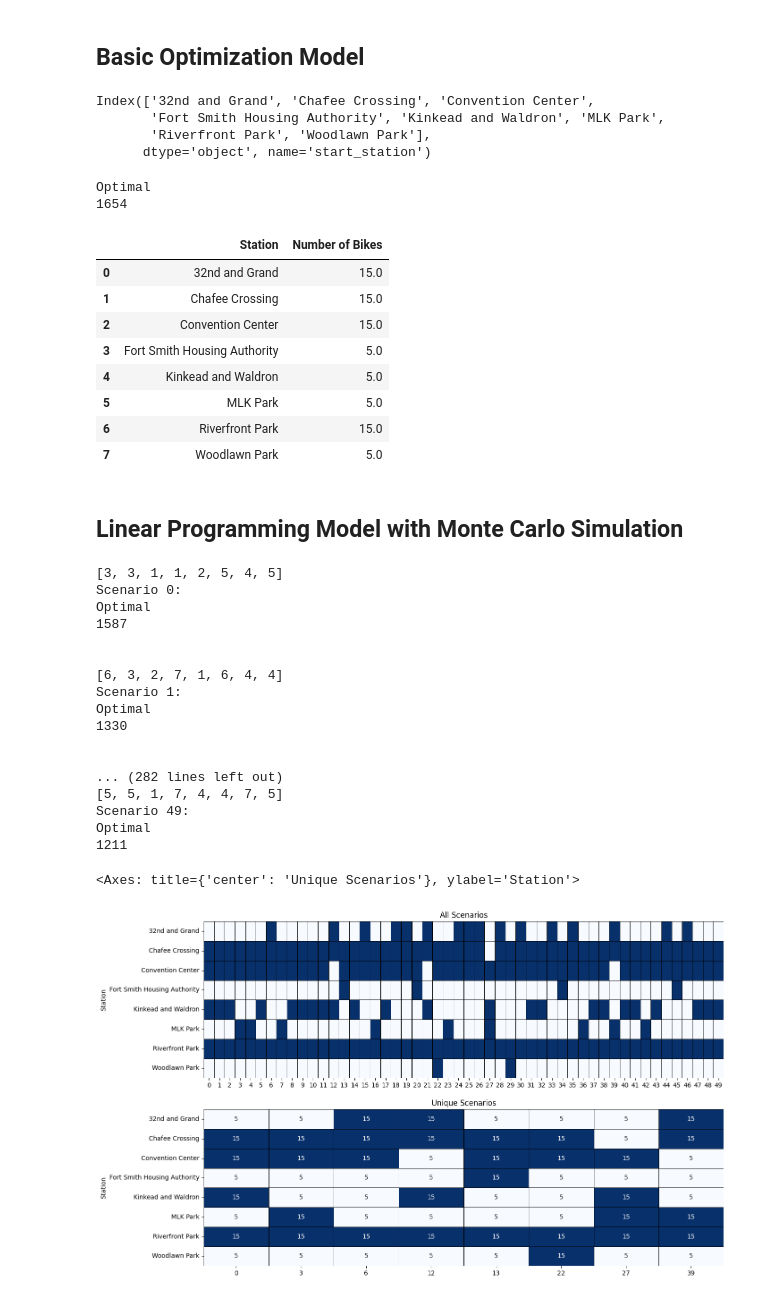
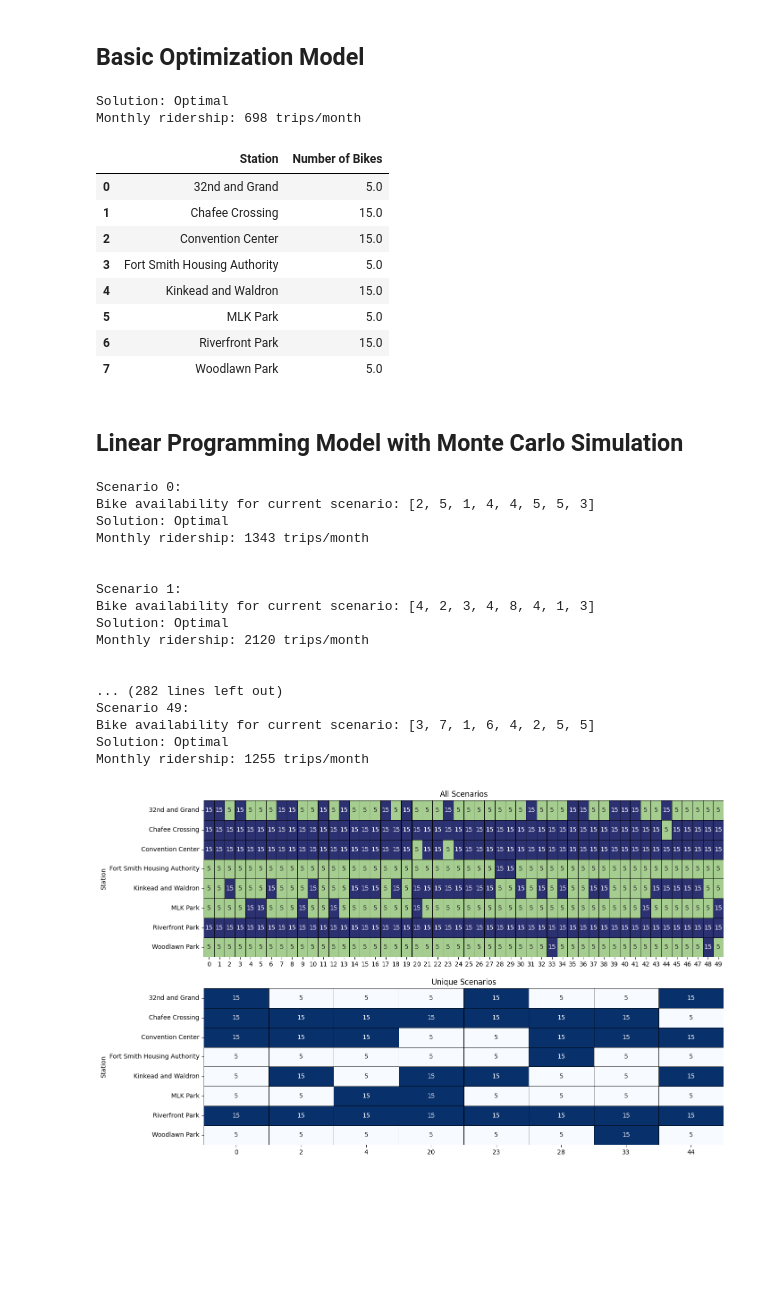
Before and after one commit to vubanc/BikeAllocationOptimization, a Jupyter notebook: Bike Allocation Optimization.ipynb, the cells around one changed output. Drawn from its saved outputs; the diff is of its cells as text; code cells hidden in the pictures; blank space fills up the shorter version.

```diff
--- a/Bike Allocation Optimization.ipynb
+++ b/Bike Allocation Optimization.ipynb
@@ -29,3 +37,7 @@ df_userInfo = pd.read_csv("C:/Users/vubanc/OneDrive - University of Arkansas/Res
+# %%
+df1 = pd.read_csv("/content/drive/MyDrive/Work/Bikesharing/CombinedRentals_AllStations.csv")
+df2 = pd.read_csv("/content/drive/MyDrive/Work/Bikesharing/CombinedRentals_NewStations.csv")
+df_userInfo = pd.read_csv("/content/drive/MyDrive/Work/Bikesharing/TripLevelUserInfo.csv")
 # %%
 print(df1.shape)
 df1.head(2)
@@ -229,12 +241,5 @@ df_worker
 # %% [markdown]
 ## Basic Optimization Model
-# %%
-df_tripRate.index
-# %% [output]
-Index(['32nd and Grand', 'Chafee Crossing', 'Convention Center',
-       'Fort Smith Housing Authority', 'Kinkead and Waldron', 'MLK Park',
-       'Riverfront Park', 'Woodlawn Park'],
-      dtype='object', name='start_station')
 # %%
 def optimize(monthly_demand, df_tripRate, df_lowInc, df_captive, df_worker):
     stations = ['32nd and Grand', 'Chafee Crossing', 'Convention Center',
@@ -263,14 +268,14 @@ def optimize(monthly_demand, df_tripRate, df_lowInc, df_captive, df_worker):
 # %%
 optimize(monthly_demand, df_tripRate, df_lowInc, df_captive, df_worker)
 # %% [output]
-Optimal
-1654
+Solution: Optimal
+Monthly ridership: 698 trips/month
 |  | Station | Number of Bikes |
-| 0 | 32nd and Grand | 15.0 |
+| 0 | 32nd and Grand | 5.0 |
 | 1 | Chafee Crossing | 15.0 |
 | 2 | Convention Center | 15.0 |
 | 3 | Fort Smith Housing Authority | 5.0 |
-| 4 | Kinkead and Waldron | 5.0 |
+| 4 | Kinkead and Waldron | 15.0 |
 | 5 | MLK Park | 5.0 |
 | 6 | Riverfront Park | 15.0 |
 | 7 | Woodlawn Park | 5.0 |
@@ -283,47 +288,48 @@ df_allScenarios = pd.DataFrame({"Station": ['32nd and Grand', 'Chafee Crossing',
 df_allScenarios.set_index("Station", inplace=True)
 
 for i in range(50):
+    print(f"Scenario {i}:")
     df_tripRate = Ext_TripRate(df2, 4, 2)
     df_lowInc = Ext_lowInc_tripRate(df_userInfo, df_tripRate)
     df_captive = Ext_captive_tripRate(df_userInfo, df_tripRate)
     df_worker = Ext_worker_tripRate(df_userInfo, df_tripRate)
-    print(f"Scenario {i}:")
     df_bikes = optimize(monthly_demand, df_tripRate, df_lowInc, df_captive, df_worker) #number of bikes for this scenario
     print("\n")
     df_bikes.set_index("Station", inplace=True)
     df_allScenarios = pd.concat([df_allScenarios, df_bikes["Number of Bikes"]], axis=1) #Adding the number of bikes to df with all scenarios
 # %% [output]
-[3, 3, 1, 1, 2, 5, 4, 5]
 Scenario 0:
-Optimal
-1587
+Bike availability for current scenario: [2, 5, 1, 4, 4, 5, 5, 3]
+Solution: Optimal
+Monthly ridership: 1343 trips/month
 
 
-[6, 3, 2, 7, 1, 6, 4, 4]
 Scenario 1:
-Optimal
-1330
+Bike availability for current scenario: [4, 2, 3, 4, 8, 4, 1, 3]
+Solution: Optimal
+Monthly ridership: 2120 trips/month
 
 
 ... (282 lines left out)
-[5, 5, 1, 7, 4, 4, 7, 5]
 Scenario 49:
-Optimal
-1211
+Bike availability for current scenario: [3, 7, 1, 6, 4, 2, 5, 5]
+Solution: Optimal
+Monthly ridership: 1255 trips/month
 # %%
 df_allScenarios = df_allScenarios.astype(int)
 df_allScenarios.columns = np.arange(0,50,1)
 df_uniqueScenarios = df_allScenarios.T.drop_duplicates().T
 
 fig, axs = plt.subplots(2,1, figsize=(15,10))
 axs[0].set_title("All Scenarios")
 axs[1].set_title("Unique Scenarios")
 
-sns.heatmap(df_allScenarios, cmap="Blues", annot=False, linewidths=0.5, linecolor='black', cbar=False, ax=axs[0])
+sns.heatmap(df_allScenarios, cmap="crest", annot=True, linewidths=0.5, linecolor='black', cbar=False, ax=axs[0])
 sns.heatmap(df_uniqueScenarios, cmap="Blues", annot=True, linewidths=0.5, linecolor='black', cbar=False, ax=axs[1])
+
+fig.savefig("Monte-carlo Scenarios", bbox_inches="tight")
 # %% [output]
-<Axes: title={'center': 'Unique Scenarios'}, ylabel='Station'>
-[figure, old version]
+[figure, new version]
 # %%
 df_robustness = {}
 
```
Also changed, not shown: parts of 17 cells of this notebook.
